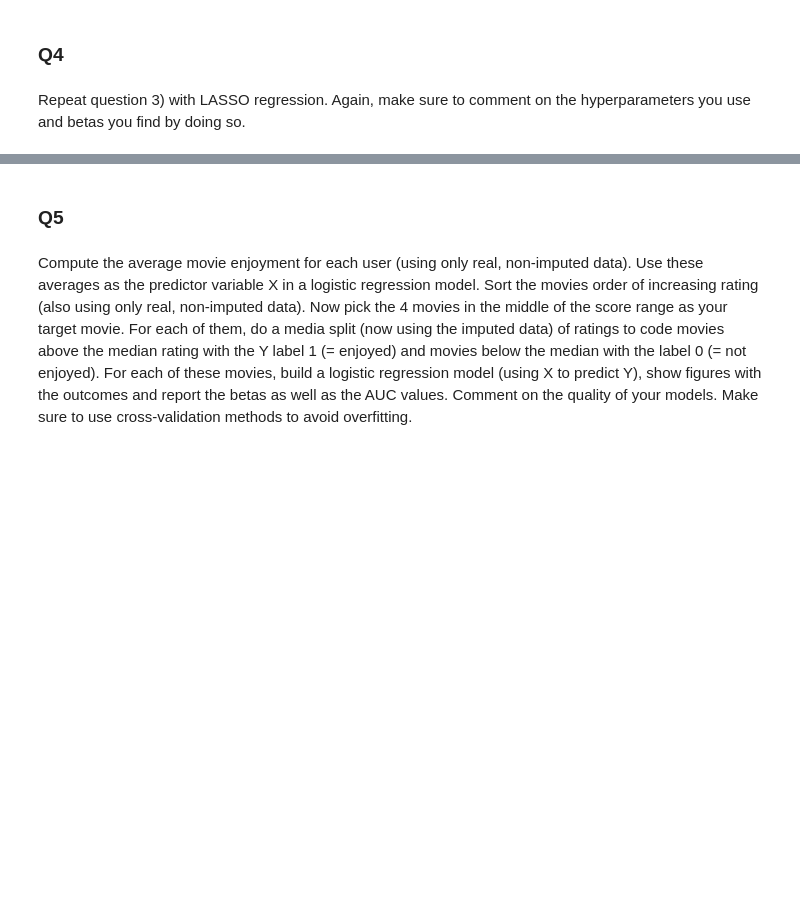
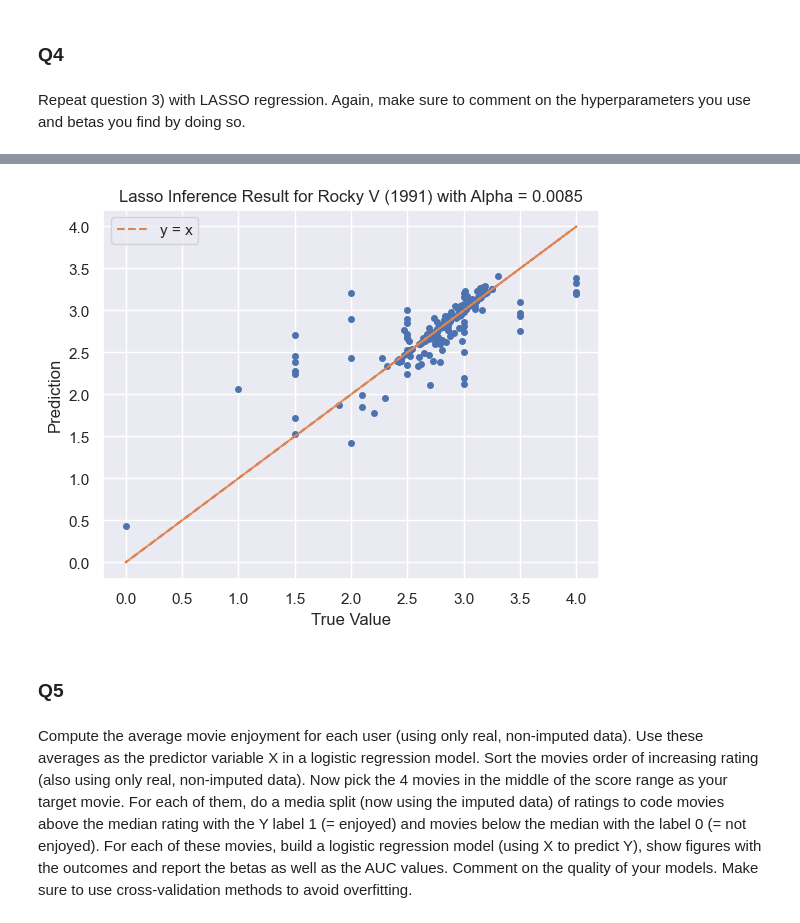
Before and after one commit to hanyuanz2000/Movie-Analyisis, a Jupyter notebook: 2 Machine Learning Part.ipynb, the cells around one changed output, grey strips where cells are left out. Cells and saved outputs as stored; diff of their text form; code cells hidden in the pictures; blank space fills up the shorter version.

```diff
--- a/2 Machine Learning Part.ipynb
+++ b/2 Machine Learning Part.ipynb
@@ -336,0 +514,27 @@ from sklearn.linear_model import Lasso
+# %%
+#compare
+RMSE_list = []
+COD_list = []
+coef_list = []
+
+for i in middle_30_index:
+    x = np.concatenate(predictors_rating_list, axis=1)
+    y = movie_rating_list[i]
+    X_train, X_test, Y_train, Y_test = train_test_split(x, y, test_size= 0.2)
+    reg = Ridge(fit_intercept=False, alpha = best_alpha_lasso).fit(X_train, Y_train)
+    coef_list.append(reg.coef_)
+    Y_hat_test = reg.predict(X_test)
+    COD = r2_score(Y_test,Y_hat_test)
+    rmse = np.sqrt(np.mean(np.sum((Y_test-Y_hat_test)**2)))
+    COD_list.append(COD)
+    RMSE_list.append(rmse)
+
+    if i == middle_30_index[0]:
+        plt.title('Lasso Inference Result for ' + movie_list[middle_30_index[0]] + ' with Alpha = ' + str(best_alpha_lasso))
+        plt.plot(Y_test, Y_hat_test, 'o', ms = 4)
+        plt.plot(Y_test, Y_test,'--', ms = 0.5, label = 'y = x')
+        plt.xlabel('True Value')
+        plt.ylabel('Prediction')
+        plt.legend()
+# %% [output]
+[figure, added]
```
Also changed, not shown: parts of 23 cells of this notebook.
